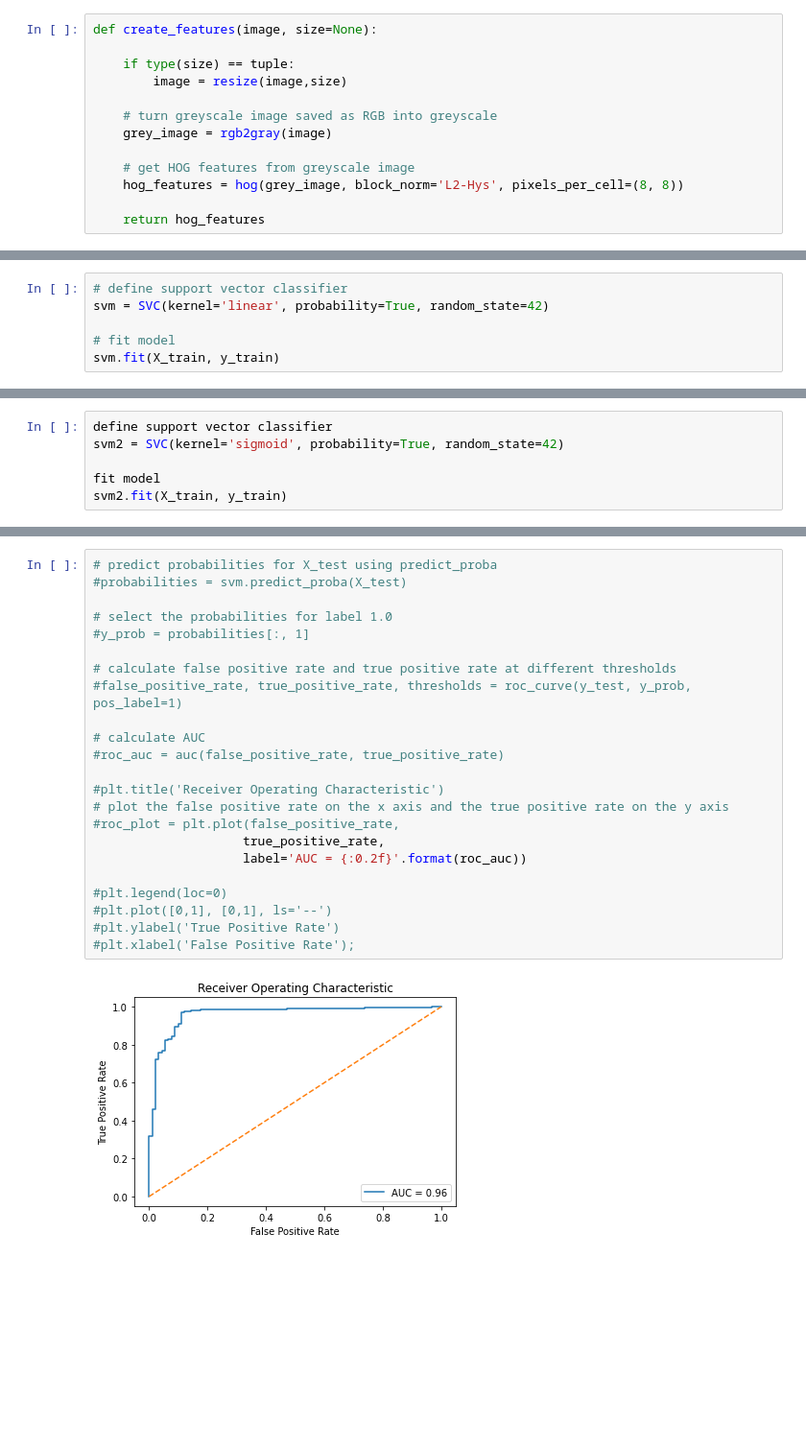
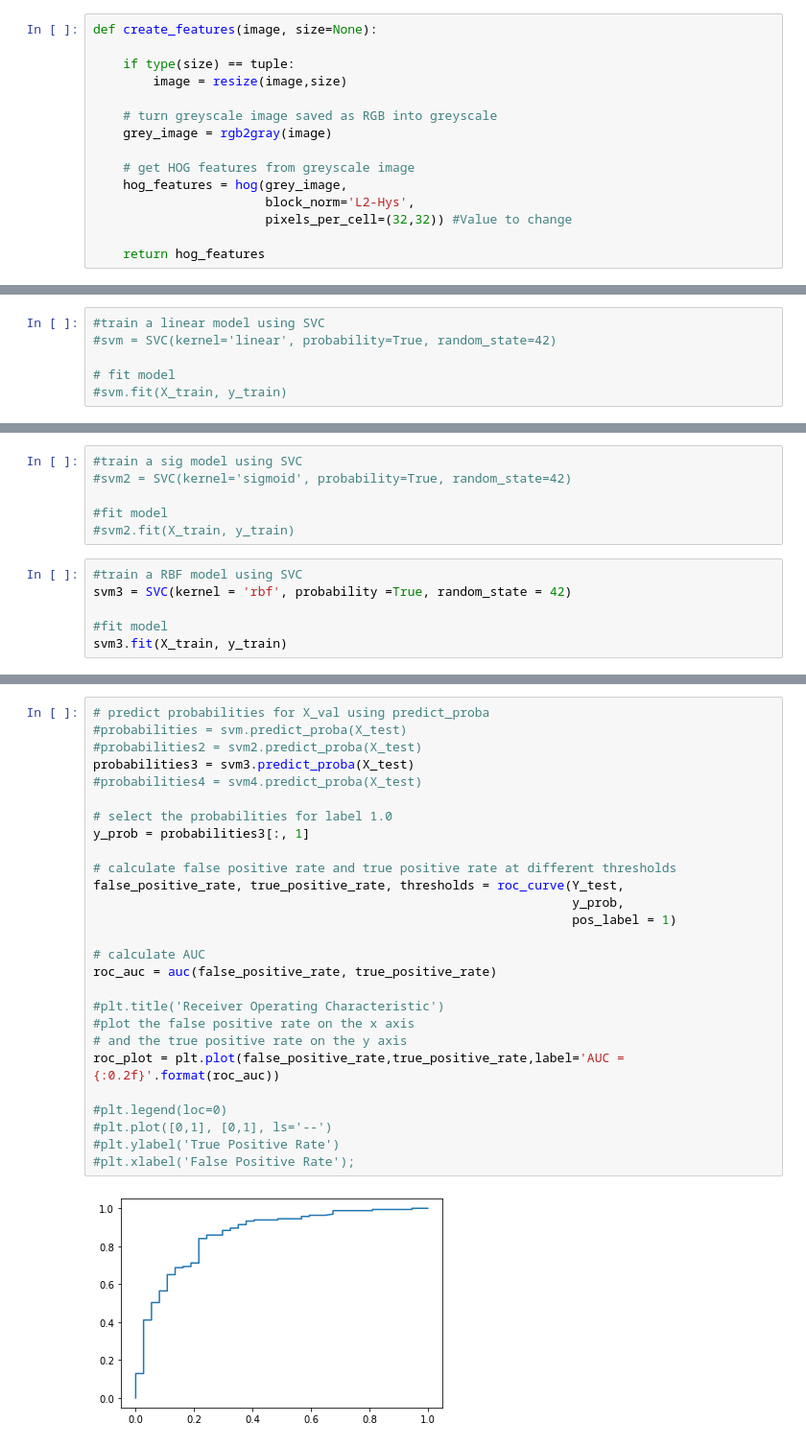
Before and after one commit to JeremySznajer/AMLS-assignment, a Jupyter notebook: Binary_SVM.ipynb, the cells around one changed output, grey strips where cells are left out. Shown at 96% size. Saved outputs shown, nothing was run; the diff lists cells and outputs as text; blank space fills up the shorter version.

```diff
--- a/Binary_SVM.ipynb
+++ b/Binary_SVM.ipynb
@@ -44,7 +46,9 @@ def create_features(image, size=None):
     grey_image = rgb2gray(image)
 
     # get HOG features from greyscale image
-    hog_features = hog(grey_image, block_norm='L2-Hys', pixels_per_cell=(8, 8))
+    hog_features = hog(grey_image,
+                       block_norm='L2-Hys',
+                       pixels_per_cell=(32,32)) #Value to change
 
     return hog_features
 # %%
@@ -95,8 +109,8 @@ pd.Series(y_train).value_counts()
 0     363
 dtype: int64
 # %%
-# define support vector classifier
-svm = SVC(kernel='linear', probability=True, random_state=42)
+#train a linear model using SVC
+#svm = SVC(kernel='linear', probability=True, random_state=42)
 
 # fit model
-svm.fit(X_train, y_train)
+#svm.fit(X_train, y_train)
@@ -105,6 +117,12 @@ SVC(kernel='linear', probability=True, random_state=42)
 # %%
-define support vector classifier
-svm2 = SVC(kernel='sigmoid', probability=True, random_state=42)
+#train a sig model using SVC
+#svm2 = SVC(kernel='sigmoid', probability=True, random_state=42)
 
-fit model
-svm2.fit(X_train, y_train)
+#fit model
+#svm2.fit(X_train, y_train)
+# %%
+#train a RBF model using SVC
+svm3 = SVC(kernel = 'rbf', probability =True, random_state = 42)
+
+#fit model
+svm3.fit(X_train, y_train)
@@ -122,25 +163,29 @@ Model accuracy is:  0.96
 # %%
-# predict probabilities for X_test using predict_proba
+# predict probabilities for X_val using predict_proba
 #probabilities = svm.predict_proba(X_test)
+#probabilities2 = svm2.predict_proba(X_test)
+probabilities3 = svm3.predict_proba(X_test)
+#probabilities4 = svm4.predict_proba(X_test)
 
 # select the probabilities for label 1.0
-#y_prob = probabilities[:, 1]
+y_prob = probabilities3[:, 1]
 
 # calculate false positive rate and true positive rate at different thresholds
-#false_positive_rate, true_positive_rate, thresholds = roc_curve(y_test, y_prob, pos_label=1)
+false_positive_rate, true_positive_rate, thresholds = roc_curve(Y_test,
+                                                                y_prob,
+                                                                pos_label = 1)
 
 # calculate AUC
-#roc_auc = auc(false_positive_rate, true_positive_rate)
+roc_auc = auc(false_positive_rate, true_positive_rate)
 
 #plt.title('Receiver Operating Characteristic')
-# plot the false positive rate on the x axis and the true positive rate on the y axis
-#roc_plot = plt.plot(false_positive_rate,
-                    true_positive_rate,
-                    label='AUC = {:0.2f}'.format(roc_auc))
+#plot the false positive rate on the x axis
+# and the true positive rate on the y axis
+roc_plot = plt.plot(false_positive_rate,true_positive_rate,label='AUC = {:0.2f}'.format(roc_auc))
 
 #plt.legend(loc=0)
 #plt.plot([0,1], [0,1], ls='--')
 #plt.ylabel('True Positive Rate')
 #plt.xlabel('False Positive Rate');
 # %% [output]
-[figure, old version]
+[figure, new version]
```
Also changed, not shown: parts of 14 cells of this notebook, 2 other files.
